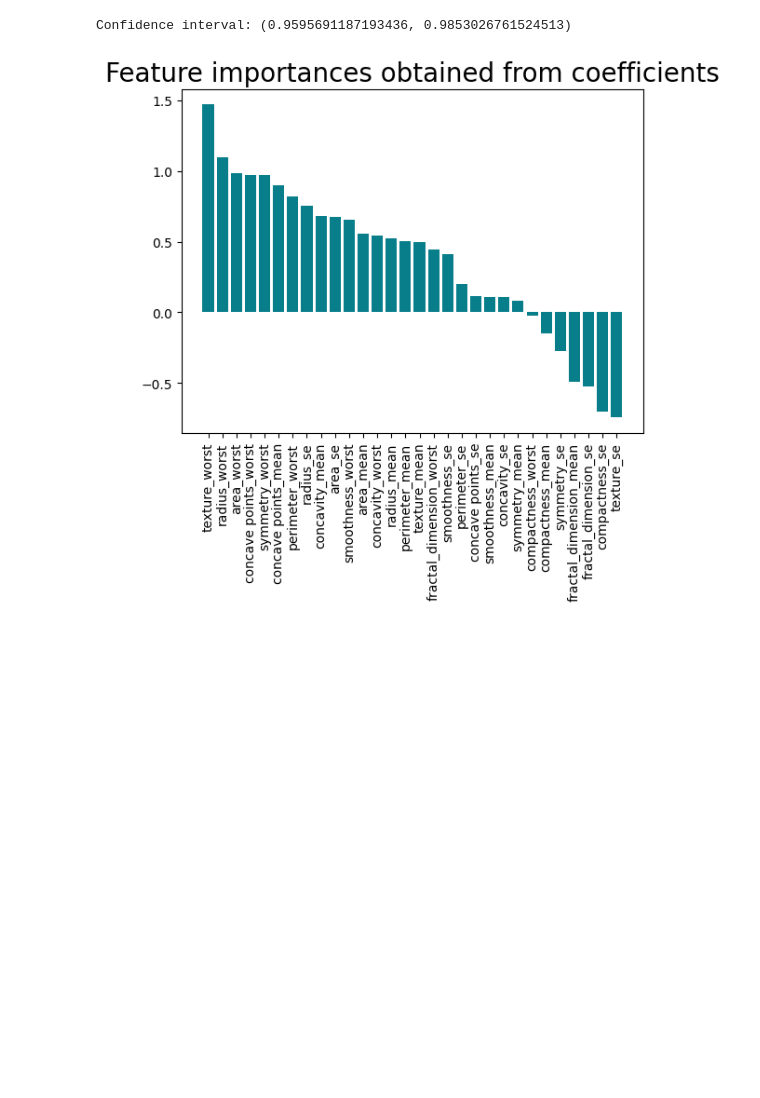
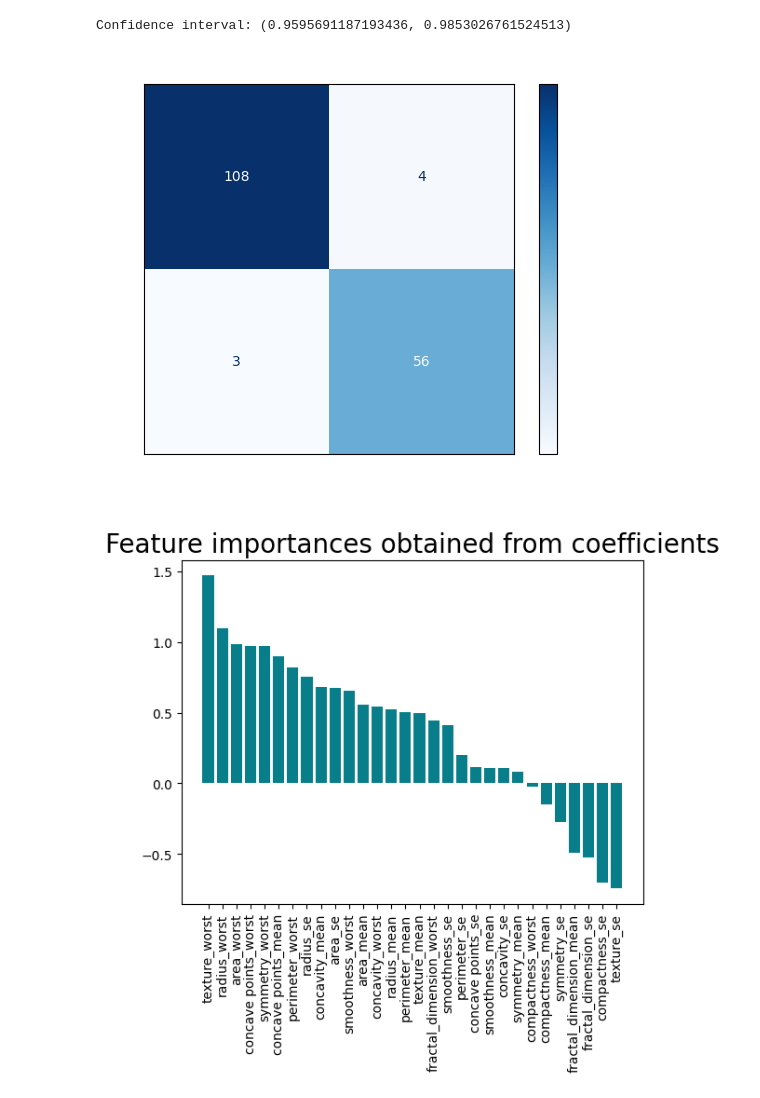
Before and after one commit to PewterZz/BreastCancerPred, a Jupyter notebook: KMeansAndDeepLearning.ipynb, the cells around one changed output. Saved outputs shown, nothing was run; the diff lists cells and outputs as text; code cells hidden in the pictures; blank space fills up the shorter version.

```diff
--- a/KMeansAndDeepLearning.ipynb
+++ b/KMeansAndDeepLearning.ipynb
@@ -197,6 +227,7 @@ Neural Network, MLPCLassifier
 # %%
-from sklearn.neural_network import MLPClassifier
-clf = MLPClassifier(solver='lbfgs', random_state=1, activation='logistic', hidden_layer_sizes=(15,))
+#Output
+clf = MLPClassifier(activation='logistic', hidden_layer_sizes=(15,), random_state=1,
+              solver='lbfgs')
 kfold = KFold(n_splits=10)
 cv_results = cross_val_score(clf, x_train_scaled, y_train, cv=kfold)
 print (cv_results.mean()*100, "%")
@@ -242,6 +273,18 @@ confidence_interval = norm.interval(0.95, loc=cv_results.mean(), scale=sem)
 print(f"Confidence interval: {confidence_interval}")
 # %% [output]
 Confidence interval: (0.9595691187193436, 0.9853026761524513)
+# %%
+from sklearn.metrics import confusion_matrix, plot_confusion_matrix
+color = 'white'
+matrix = plot_confusion_matrix(clf, x_test, y_test, cmap=plt.cm.Blues)
+matrix.ax_.set_title('Confusion Matrix', color=color)
+plt.xlabel('Predicted Label', color=color)
+plt.ylabel('True Label', color=color)
+plt.gcf().axes[0].tick_params(colors=color)
+plt.gcf().axes[1].tick_params(colors=color)
+plt.show()
+# %% [output]
+[figure, added]
 # %%
 from sklearn.linear_model import LogisticRegression
 model = LogisticRegression()
```
Also changed, not shown: parts of 6 cells of this notebook, 1 other file.
